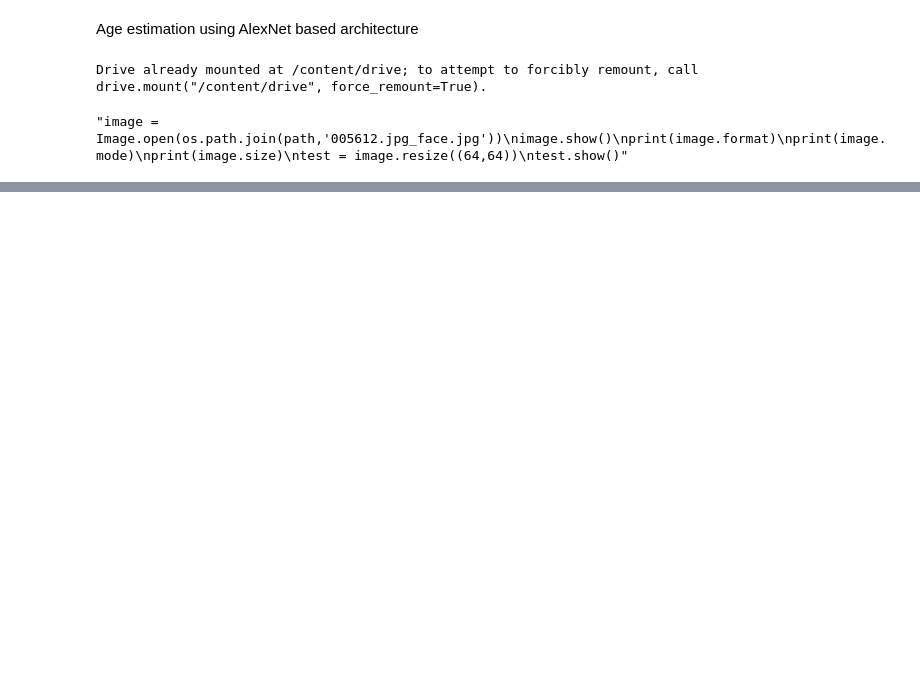
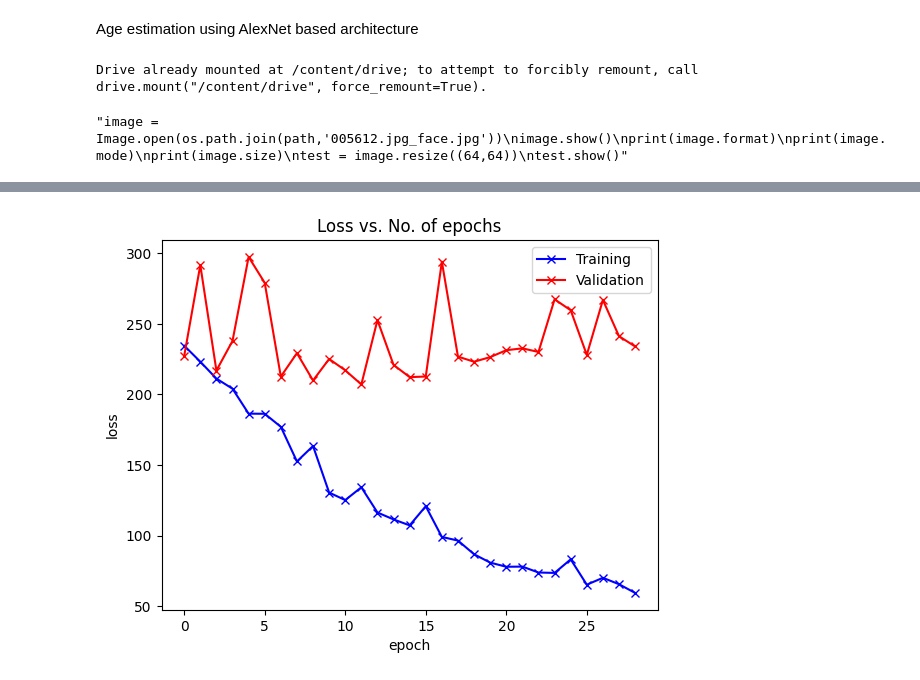
Before and after one commit to fausto1364/age-estimation, a Jupyter notebook: age_estimation.ipynb, the cells around one changed output, grey strips where cells are left out. Drawn from its saved outputs; the diff is of its cells as text; code cells hidden in the pictures; blank space fills up the shorter version.

```diff
--- a/age_estimation.ipynb
+++ b/age_estimation.ipynb
@@ -121,3 +121,10 @@ batch_size = 32
 train_dataloader = data.DataLoader(train_data, batch_size=batch_size, shuffle=True)
 test_dataloader = data.DataLoader(test_data, batch_size=batch_size)
 valid_dataloader = data.DataLoader(valid_data, batch_size=batch_size)
+# %%
+i=0
+for images, labels in train_dataloader:
+  print(labels.shape)
+  i+=1
+  if i>3:
+    break
@@ -127,26 +139,26 @@ class CNNmethods(nn.Module):
     def training_step(self, batch):
         images, labels = batch
         out = self(images)                  # Generate predictions
-        loss = F.cross_entropy(out, labels) # Calculate loss
+        loss = F.mse_loss(out, labels) # Calculate loss
         return loss
 
     def validation_step(self, batch):
         images, labels = batch
         out = self(images)                    # Generate predictions
-        loss = F.cross_entropy(out, labels)   # Calculate loss
-        acc = accuracy(out, labels)           # Calculate accuracy
-        return {'val_loss': loss.detach(), 'val_acc': acc}
+        loss = F.mse_loss(out, labels)   # Calculate loss
+        #acc = accuracy(out, labels)           # Calculate accuracy
+        return {'val_loss': loss.detach()}
 
     def validation_epoch_end(self, outputs):
         batch_losses = [x['val_loss'] for x in outputs]
         epoch_loss = torch.stack(batch_losses).mean()   # Combine losses
-        batch_accs = [x['val_acc'] for x in outputs]
-        epoch_acc = torch.stack(batch_accs).mean()      # Combine accuracies
-        return {'val_loss': epoch_loss.item(), 'val_acc': epoch_acc.item()}
+        #batch_accs = [x['val_acc'] for x in outputs]
+        #epoch_acc = torch.stack(batch_accs).mean()      # Combine accuracies
+        return {'val_loss': epoch_loss.item()}
 
     def epoch_end(self, epoch, result):
-        print("Epoch [{}], train_loss: {:.4f}, val_loss: {:.4f}, val_acc: {:.4f}".format(
-            epoch, result['train_loss'], result['val_loss'], result['val_acc']))
+        print("Epoch [{}], train_loss: {:.4f}, val_loss: {:.4f}".format(
+            epoch, result['train_loss'], result['val_loss']))
 # %%
 # do the architecture. Basic, simple one
 class AgeEstimation(CNNmethods):
@@ -171,6 +183,7 @@ class AgeEstimation(CNNmethods):
     #print("Input shape:", x.shape)
     x = self.fc_layers(x)
     #print("Output shape:", x.shape)
+    x = x.squeeze(1)
     return x
 # %%
 def accuracy(outputs, labels):
@@ -229,15 +258,17 @@ def plot_losses(history):
     """ Plot the losses in each epoch"""
     train_losses = [x.get('train_loss') for x in history]
     val_losses = [x['val_loss'] for x in history]
-    plt.plot(train_losses, '-bx')
-    plt.plot(val_losses, '-rx')
+    plt.plot(train_losses[1:], '-bx')
+    plt.plot(val_losses[1:], '-rx')
     plt.xlabel('epoch')
     plt.ylabel('loss')
     plt.legend(['Training', 'Validation'])
     plt.title('Loss vs. No. of epochs');
 # %%
-plot_accuracies(history)
+#plot_accuracies(history)
 plot_losses(history)
+# %% [output]
+[figure, added]
 # %%
 # do the training
 '''num_epochs = 10
```
Also changed, not shown: parts of 3 cells of this notebook.
